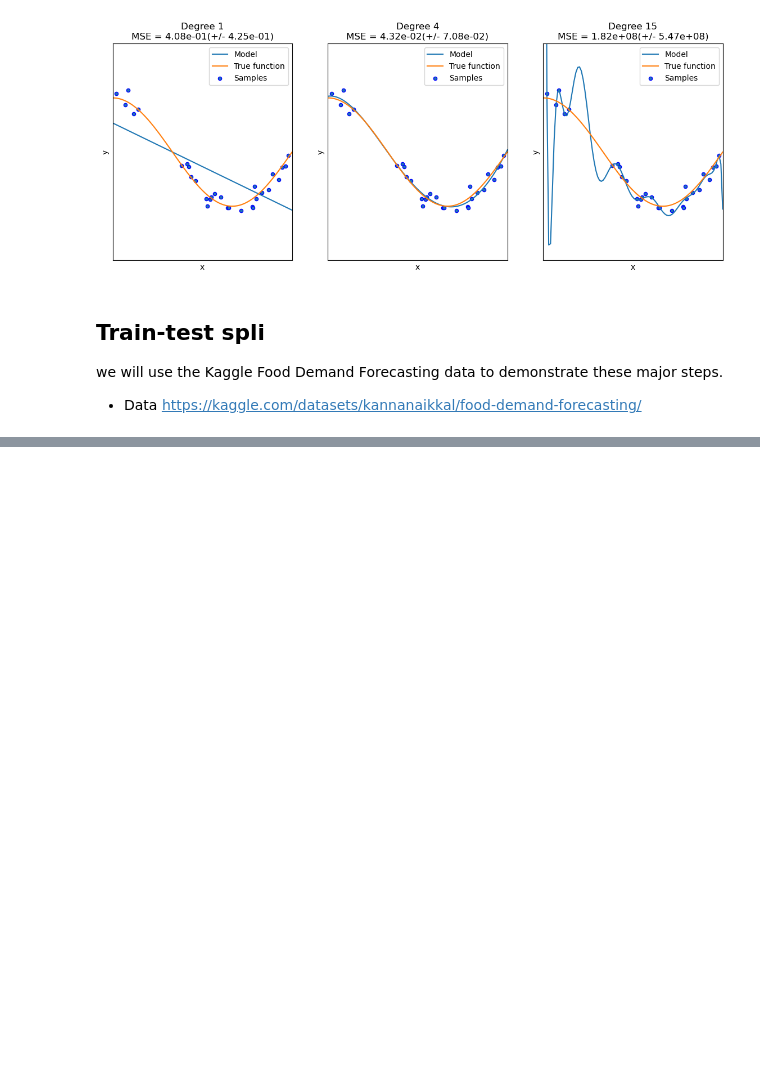
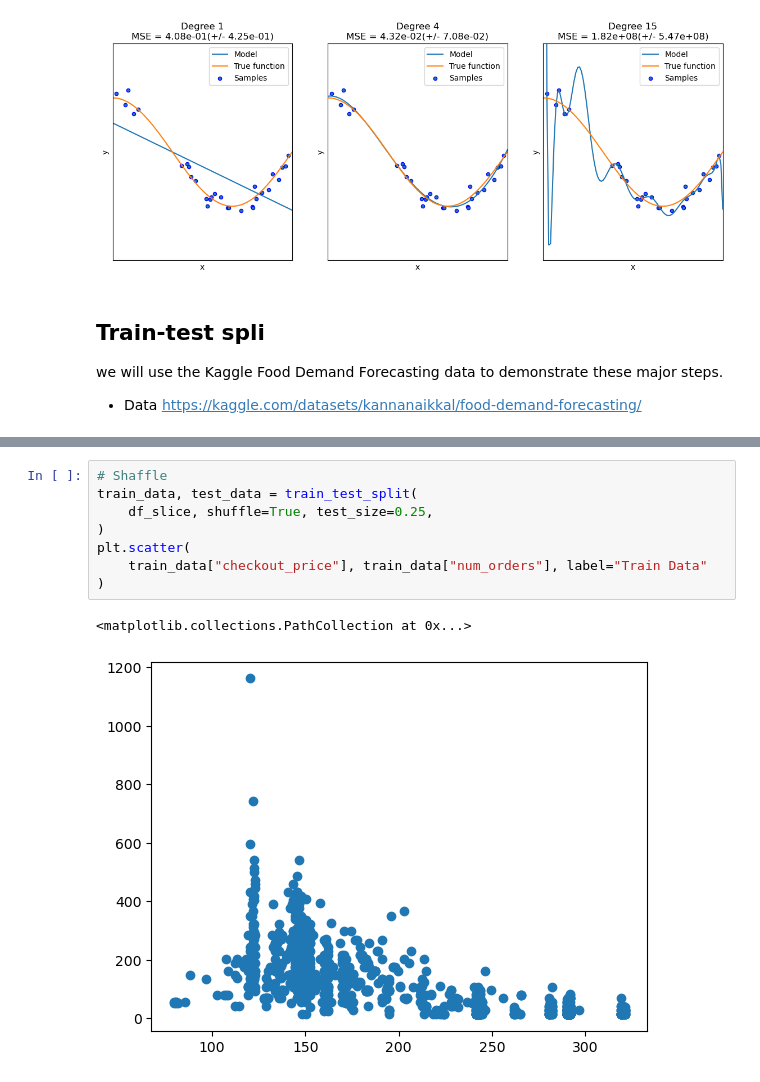
Before and after one commit to SiracencoSerghei/DataScienceHW, a Jupyter notebook: example_kaggle/les_3/supervised_ML_2.ipynb, the cells around one changed output, grey strips where cells are left out. Cells and saved outputs as stored; diff of their text form; blank space fills up the shorter version.

```diff
--- a/example_kaggle/les_3/supervised_ML_2.ipynb
+++ b/example_kaggle/les_3/supervised_ML_2.ipynb
@@ -90,0 +292,11 @@ we will use the Kaggle Food Demand Forecasting data to demonstrate these major s
+# %%
+# Shaffle
+train_data, test_data = train_test_split(
+    df_slice, shuffle=True, test_size=0.25,
+)
+plt.scatter(
+    train_data["checkout_price"], train_data["num_orders"], label="Train Data"
+)
+# %% [output]
+<matplotlib.collections.PathCollection at 0x...>
+[figure, added]
```
Also changed, not shown: parts of 33 cells of this notebook, 1 other file.
